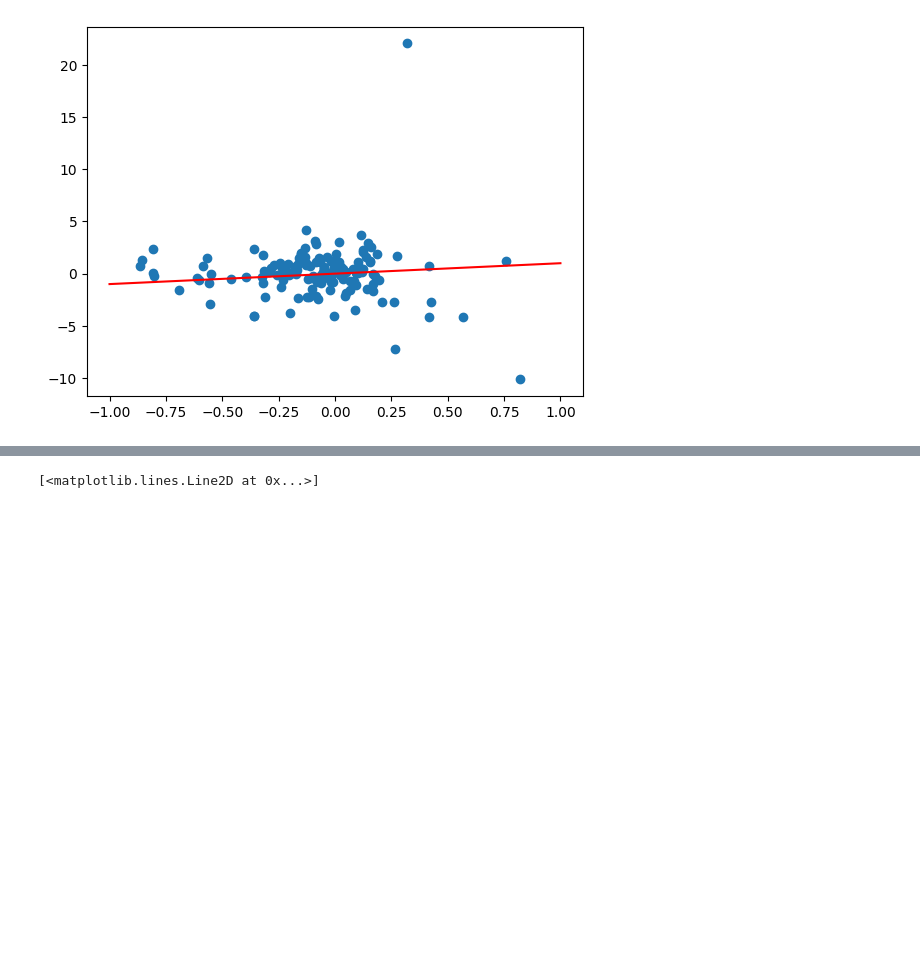
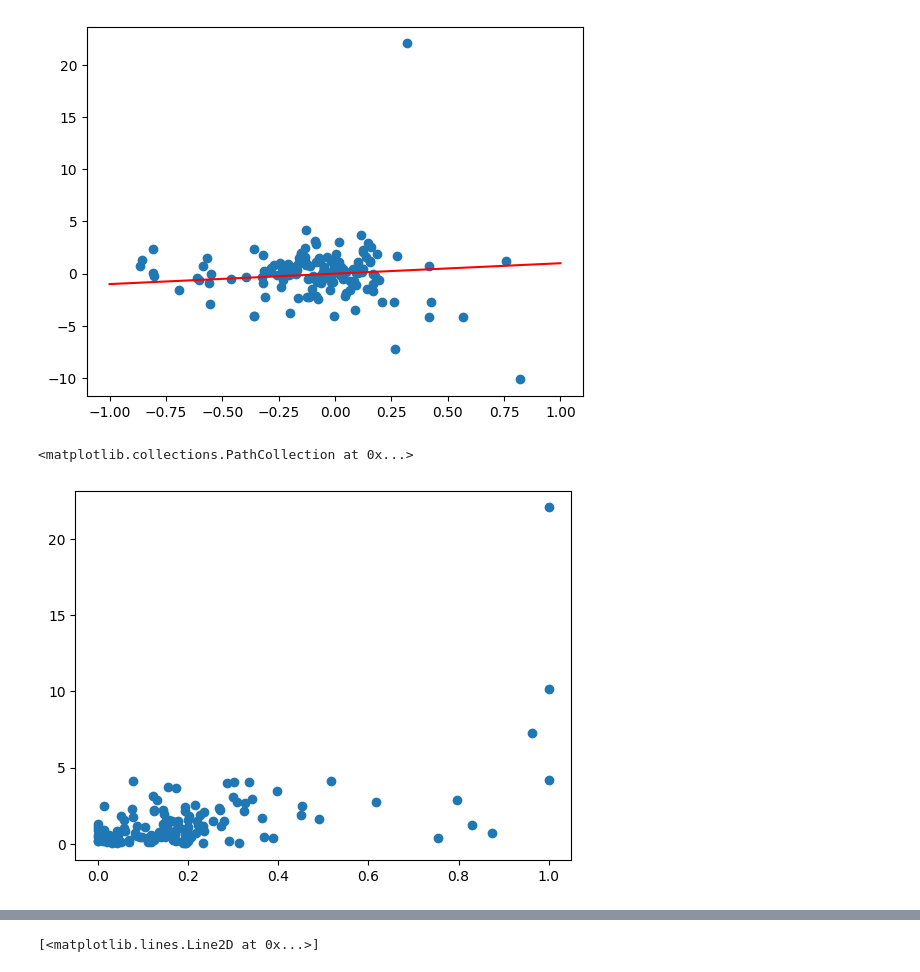
Before and after one commit to sculd/volatility_trading, a Jupyter notebook: sandbox_options.ipynb, the cells around one changed output, grey strips where cells are left out. Cells and saved outputs as stored; diff of their text form; code cells hidden in the pictures; blank space fills up the shorter version.

```diff
--- a/sandbox_options.ipynb
+++ b/sandbox_options.ipynb
@@ -171,3 +187,10 @@ plt.plot([-1, 1], [-1, 1], 'k-', color = 'r')
 # %% [output]
 [<matplotlib.lines.Line2D at 0x...>]
 [figure]
+# %%
+df_goog_atm_vol_level_actual_change = df_goog_atm_vol_min_max_history[['atm_vol_level']].join(df_goog_market_open_close_history[['actual_change']])
+plt.scatter(df_goog_atm_vol_level_actual_change[["atm_vol_level"]], df_goog_atm_vol_level_actual_change[["actual_change"]].abs())
+#plt.plot([-1, 1], [-1, 1], 'k-', color = 'r')
+# %% [output]
+<matplotlib.collections.PathCollection at 0x...>
+[figure, added]
```
Also changed, not shown: parts of 6 cells of this notebook.
